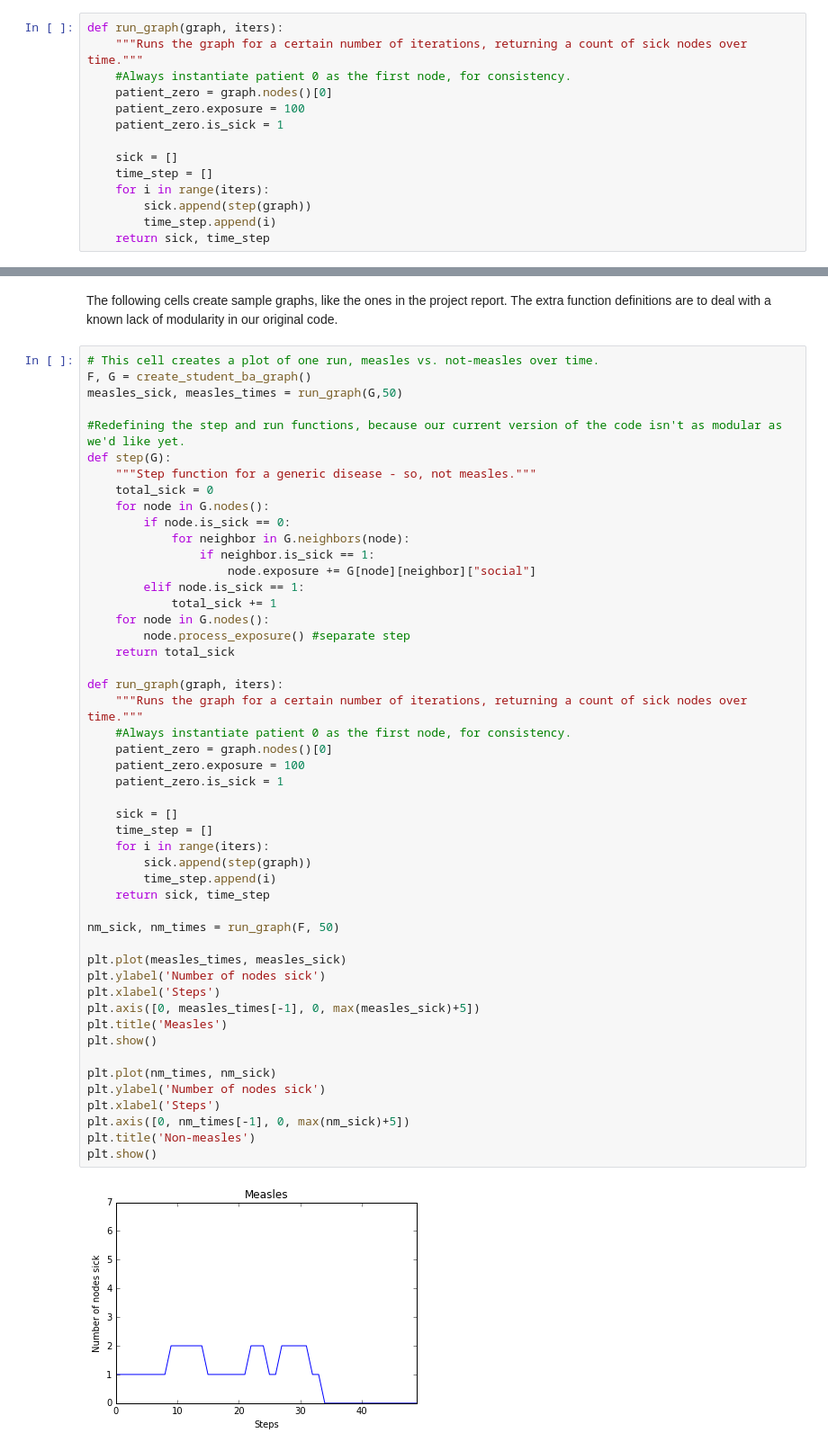
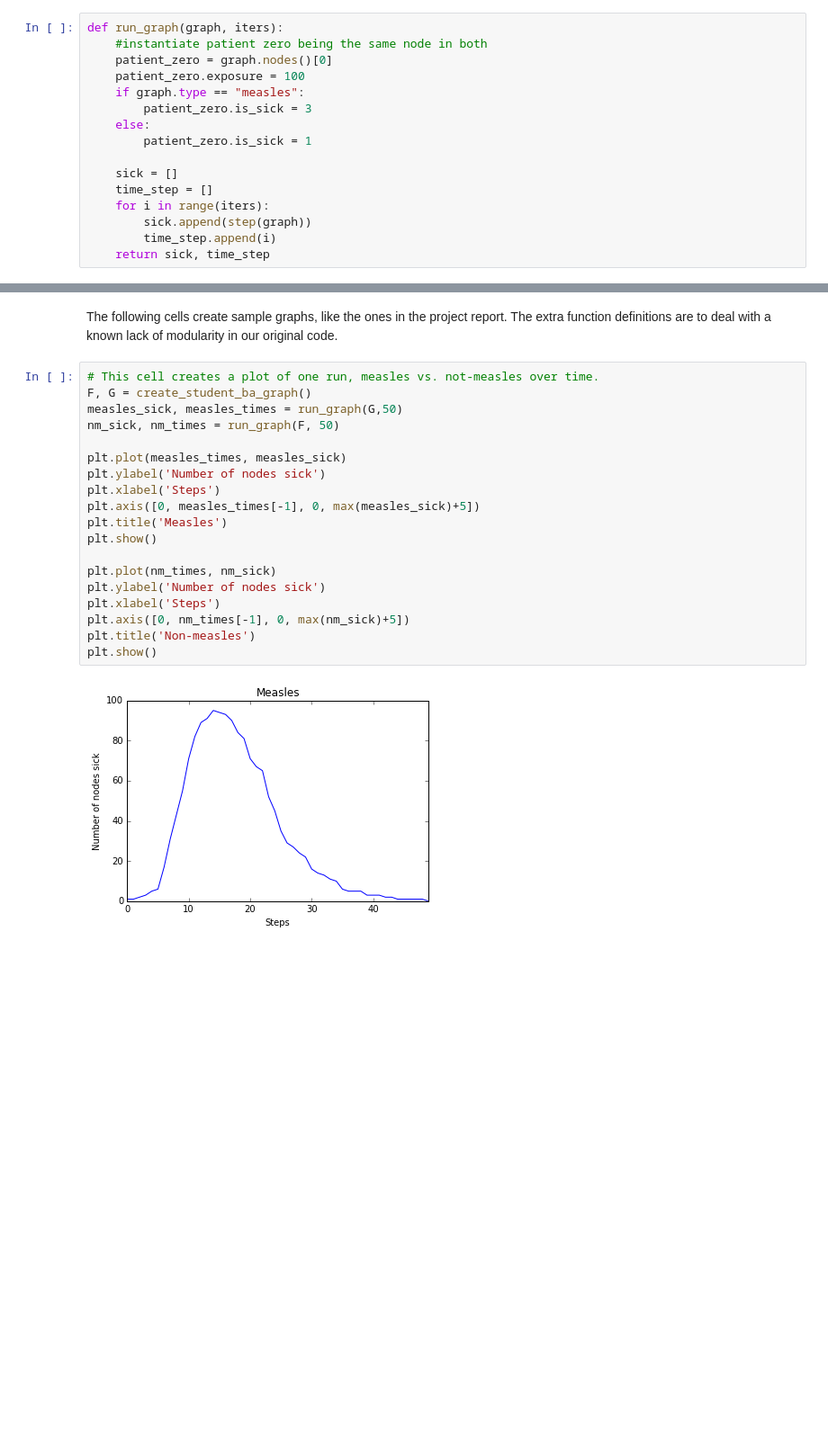
Before and after one commit to buttegab/FreshmanPlague, a Jupyter notebook: code/plague_functions.ipynb, the cells around one changed output, grey strips where cells are left out. Shown: that part at 90% size. Drawn from its saved outputs; the diff is of its cells as text; blank space fills up the shorter version.

```diff
--- a/code/plague_functions.ipynb
+++ b/code/plague_functions.ipynb
@@ -196,10 +231,12 @@ def step(G, quarantine_factor = 2, measles_factor = 3):
 # %%
 def run_graph(graph, iters):
-    """Runs the graph for a certain number of iterations, returning a count of sick nodes over time."""
-    #Always instantiate patient 0 as the first node, for consistency.
+    #instantiate patient zero being the same node in both
     patient_zero = graph.nodes()[0]
     patient_zero.exposure = 100
-    patient_zero.is_sick = 1
+    if graph.type == "measles":
+        patient_zero.is_sick = 3
+    else:
+        patient_zero.is_sick = 1
 
     sick = []
     time_step = []
@@ -259,51 +296,21 @@ The following cells create sample graphs, like the ones in the project report. T
 # %%
 # This cell creates a plot of one run, measles vs. not-measles over time.
 F, G = create_student_ba_graph()
 measles_sick, measles_times = run_graph(G,50)
-
-#Redefining the step and run functions, because our current version of the code isn't as modular as we'd like yet.
-def step(G):
-    """Step function for a generic disease - so, not measles."""
-    total_sick = 0
-    for node in G.nodes():
-        if node.is_sick == 0:
-            for neighbor in G.neighbors(node):
-                if neighbor.is_sick == 1:
-                    node.exposure += G[node][neighbor]["social"]
-        elif node.is_sick == 1:
-            total_sick += 1
-    for node in G.nodes():
-        node.process_exposure() #separate step
-    return total_sick
-
-def run_graph(graph, iters):
-    """Runs the graph for a certain number of iterations, returning a count of sick nodes over time."""
-    #Always instantiate patient 0 as the first node, for consistency.
-    patient_zero = graph.nodes()[0]
-    patient_zero.exposure = 100
-    patient_zero.is_sick = 1
-
-    sick = []
-    time_step = []
-    for i in range(iters):
-        sick.append(step(graph))
-        time_step.append(i)
-    return sick, time_step
-
 nm_sick, nm_times = run_graph(F, 50)
 
 plt.plot(measles_times, measles_sick)
 plt.ylabel('Number of nodes sick')
 plt.xlabel('Steps')
 plt.axis([0, measles_times[-1], 0, max(measles_sick)+5])
 plt.title('Measles')
 plt.show()
 
 plt.plot(nm_times, nm_sick)
 plt.ylabel('Number of nodes sick')
 plt.xlabel('Steps')
 plt.axis([0, nm_times[-1], 0, max(nm_sick)+5])
 plt.title('Non-measles')
 plt.show()
 # %% [output]
-[figure, old version]
+[figure, new version]
```
Also changed, not shown: parts of 8 cells of this notebook, 14 other files.
